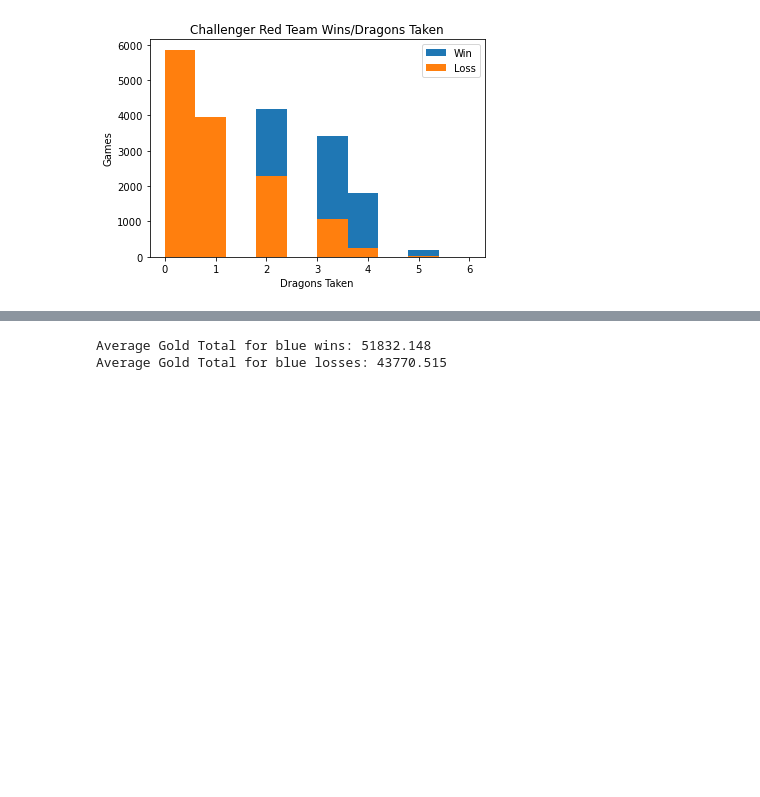
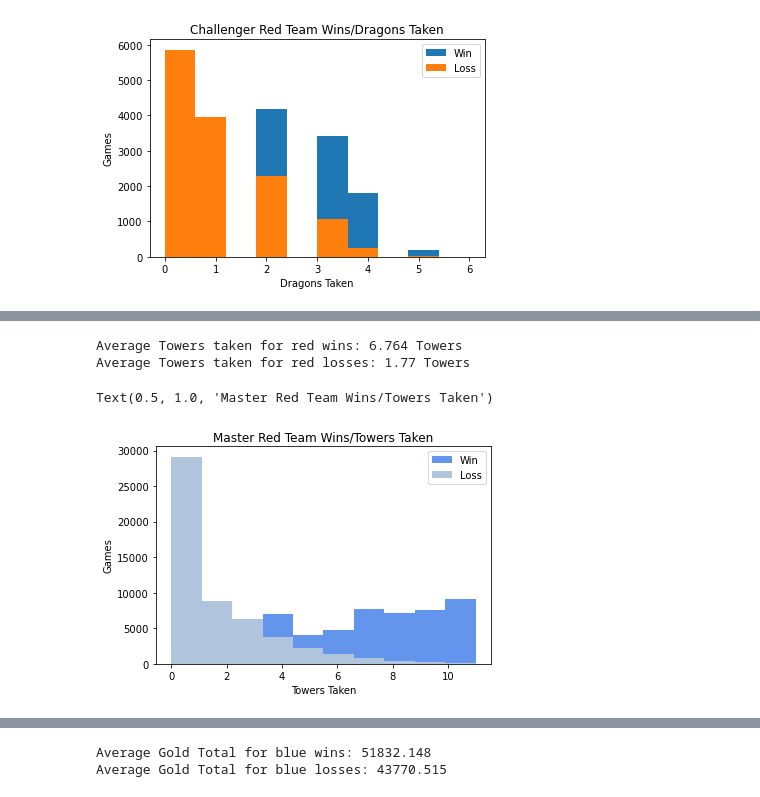
Before and after one commit to josephchancey/riot-lol-match-trends, a Jupyter notebook: Notebooks/LoL Trend Analysis.ipynb, the cells around one changed output, grey strips where cells are left out. Saved outputs shown, nothing was run; the diff lists cells and outputs as text; code cells hidden in the pictures; blank space fills up the shorter version.

```diff
--- a/Notebooks/LoL Trend Analysis.ipynb
+++ b/Notebooks/LoL Trend Analysis.ipynb
@@ -637 +637,18 @@ Text(0.5, 1.0, 'Master Blue Team Wins/Towers Taken')
+# %%
+# Histogram on Towers Taken for Wins Against Losses Red - Master
+plt.hist(m_redwins_df.redTowerKills, label="Win", color='cornflowerblue')
+plt.hist(m_redloss_df.redTowerKills, label="Loss", color='lightsteelblue')
+plt.legend(loc="upper right")
+print(f"Average Towers taken for red wins: {round(m_redwins_df['redTowerKills'].mean(), 3)} Towers")
+print(f"Average Towers taken for red losses: {round(m_redloss_df['redTowerKills'].mean(), 3)} Towers")
+plt.xlabel('Towers Taken')
+plt.ylabel('Games')
+plt.title('Master Red Team Wins/Towers Taken')
+
+#plt.savefig('../Images/master_red_histo_towers_total.png')
+# %% [output]
+Average Towers taken for red wins: 6.764 Towers
+Average Towers taken for red losses: 1.77 Towers
+Text(0.5, 1.0, 'Master Red Team Wins/Towers Taken')
+[figure, added]
 # %%
```
Also changed, not shown: parts of 5 cells of this notebook.
